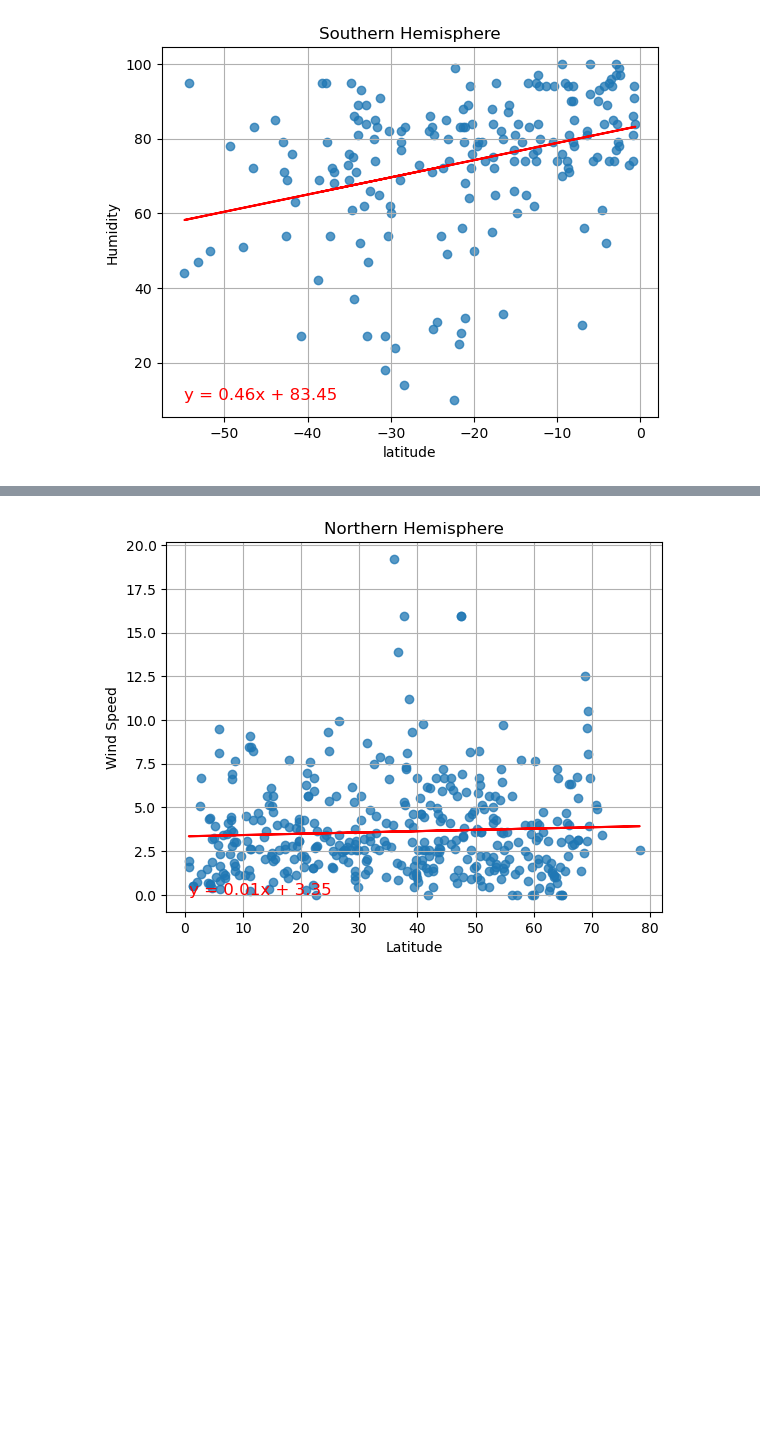
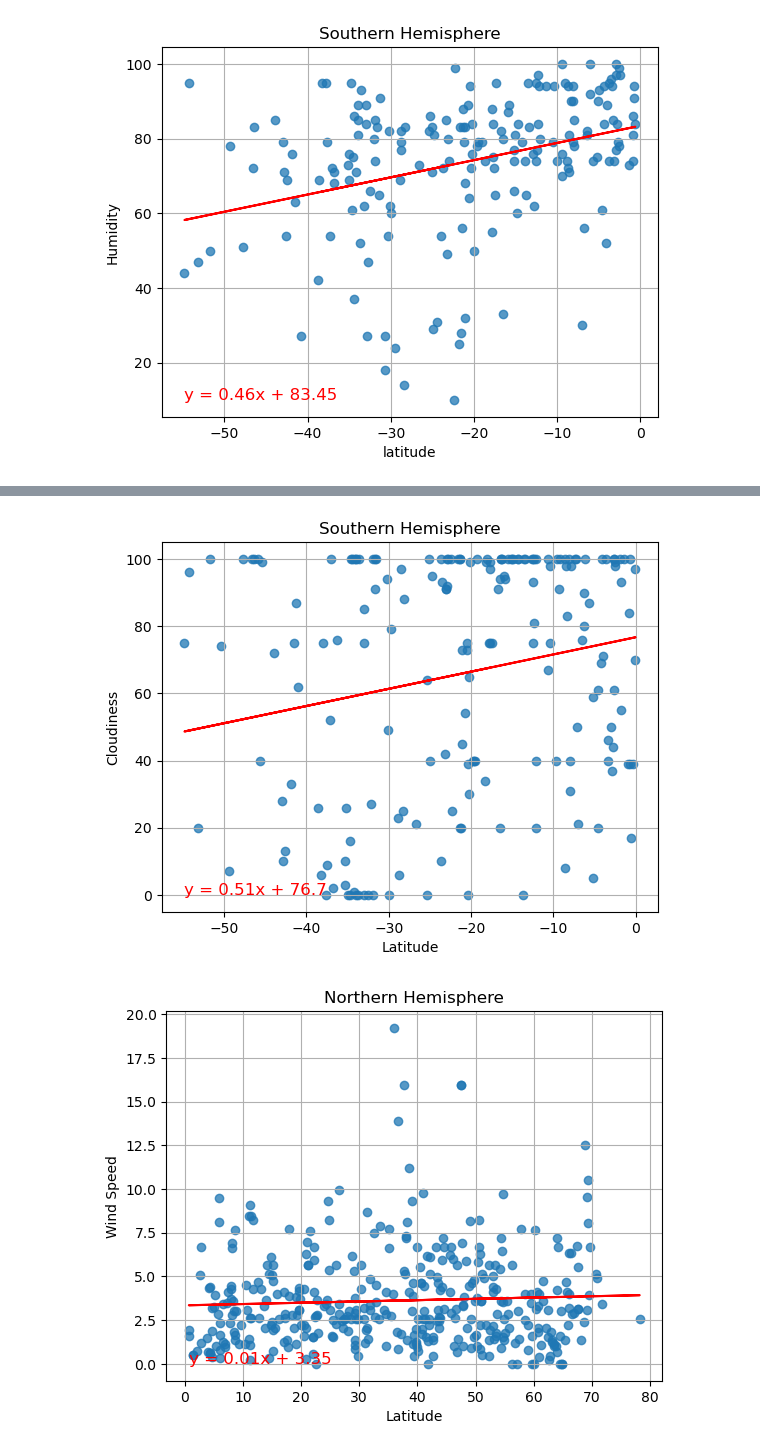
Before and after one commit to Simian12/python-api-challenge, a Jupyter notebook: WeatherPy/WeatherPy.ipynb, the cells around one changed output, grey strips where cells are left out. Cells and saved outputs as stored; diff of their text form; code cells hidden in the pictures; blank space fills up the shorter version.

```diff
--- a/WeatherPy/WeatherPy.ipynb
+++ b/WeatherPy/WeatherPy.ipynb
@@ -326,3 +334,11 @@ plot_linear_regression(x_southern_hum,y_southern_hum,"latitude",'Humidity','Sout
+# %%
+# Southern Hemisphere
+x_south_clouds2=southern_hemi_df['Lat']
+y_south_clouds2=southern_hemi_df['Cloudiness']
+
+plot_linear_regression(x_south_clouds2,y_south_clouds2,'Latitude', "Cloudiness","Southern Hemisphere")
+# %% [output]
+[figure, added]
 # %%
 # Northern Hemisphere
 x_north_wind=northern_hemi_df['Lat']
```
Also changed, not shown: parts of 15 cells of this notebook, 5 other files.
